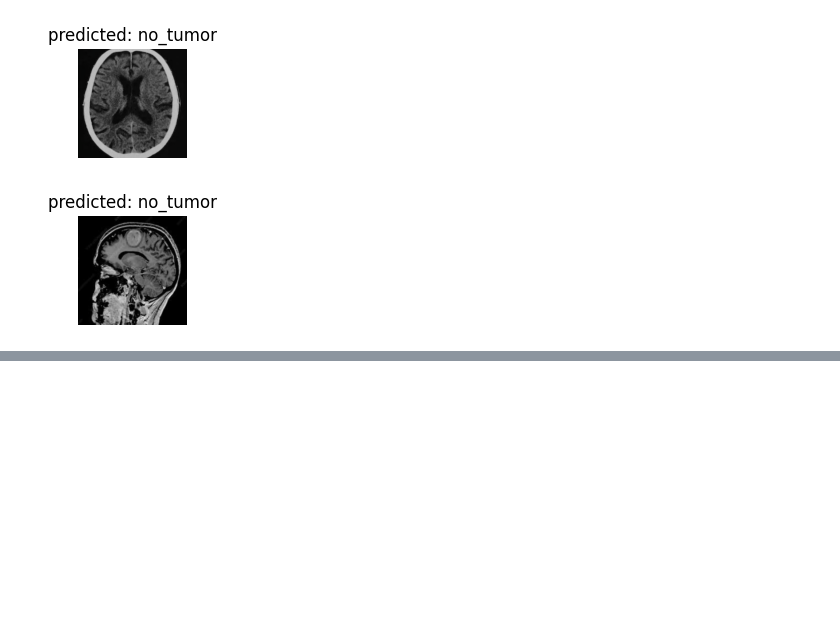
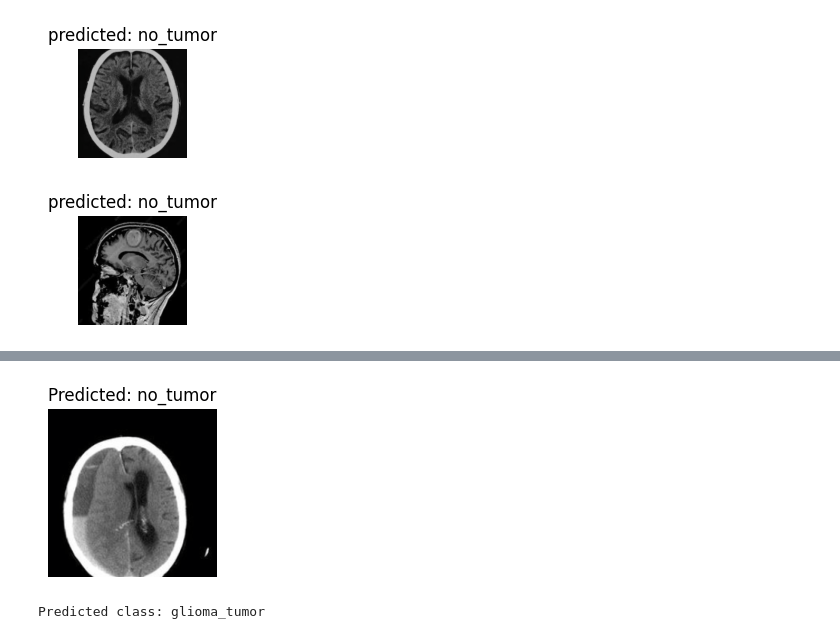
Before and after one commit to Al-Hasib/Brain-Tumor-Classification-with-MLOPs, a Jupyter notebook: experiment.ipynb, the cells around one changed output, grey strips where cells are left out. Drawn from its saved outputs; the diff is of its cells as text; code cells hidden in the pictures; blank space fills up the shorter version.

```diff
--- a/experiment.ipynb
+++ b/experiment.ipynb
@@ -267,0 +364,46 @@ visualize_model(model_ft)
+# %%
+visualize_model_predictions(
+    model_ft,
+    img_path=img_path
+)
+
+plt.ioff()
+plt.show()
+# %% [output]
+[figure, added]
+# %%
+import torch
+import torchvision.models as models
+from torchvision import transforms
+from PIL import Image
+
+# Load model
+model = torch.load(r'C:\Users\abdullah\projects\Brain Tumor\Classification\mlruns\0\0c100e301e5e416ab12fedcabd4991b0\artifacts\model\data\model.pth')
+model.eval()
+
+# Image preprocessing
+preprocess = transforms.Compose([
+    transforms.Resize(256),
+    transforms.CenterCrop(224),
+    transforms.ToTensor(),
+    transforms.Normalize(mean=[0.485, 0.456, 0.406], std=[0.229, 0.224, 0.225]),
+])
+
+img = Image.open(r'C:\Users\abdullah\projects\Brain Tumor\Classification\data\Training\glioma_tumor\gg (2).jpg')
+img_t = preprocess(img)
+input_tensor = img_t.unsqueeze(0)
+
+# Perform inference
+device = torch.device("cuda" if torch.cuda.is_available() else "cpu")
+model = model.to(device)
+input_tensor = input_tensor.to(device)
+
+with torch.no_grad():
+    output = model(input_tensor)
+    _, predicted = torch.max(output, 1)
+
+class_names = [classes for classes in os.listdir(r"C:\Users\abdullah\projects\Brain Tumor\Classification\data\Training")]  # Update with your actual classes
+predicted_class = class_names[predicted.item()]
+print(f'Predicted class: {predicted_class}')
+# %% [output]
+Predicted class: glioma_tumor
```
Also changed, not shown: parts of 7 cells of this notebook, 6 other files.
